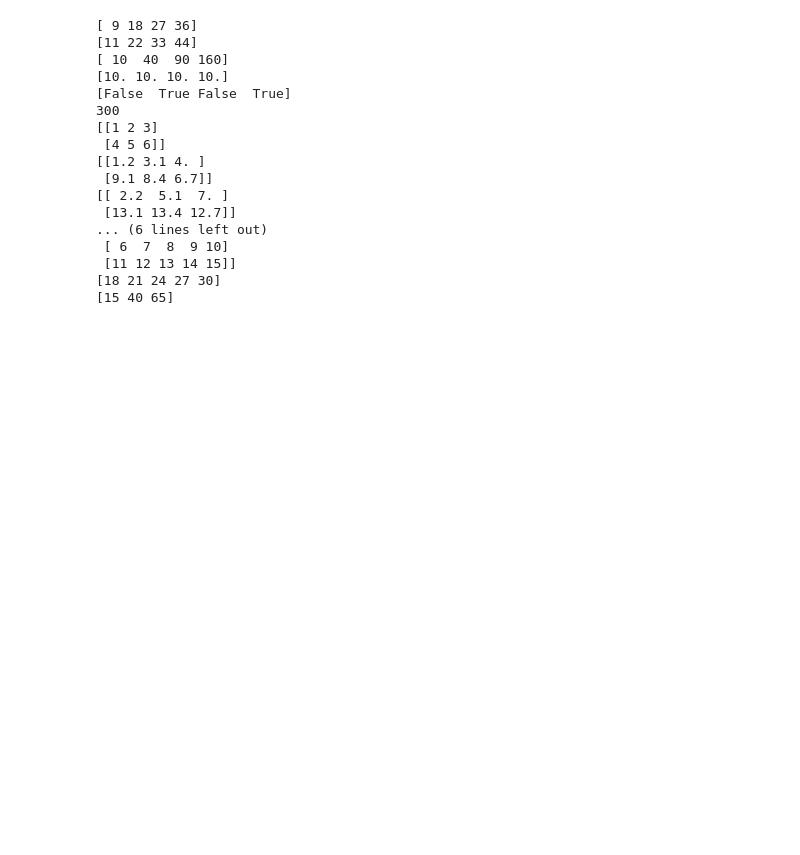
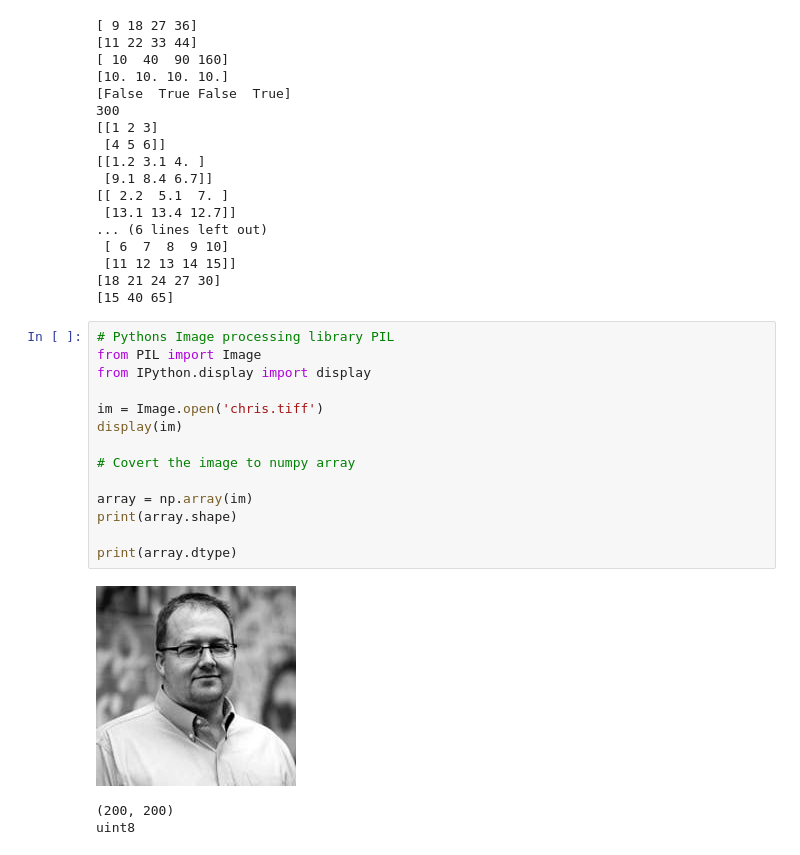
Before and after one commit to ruslanmasinjila/Applied_Data_Science_With_Python, a Jupyter notebook: 1. Introduction to Data Science in Python/week1/week1.ipynb, the cells around one changed output. Drawn from its saved outputs; the diff is of its cells as text; blank space fills up the shorter version.

Commit message:
starting Numpy with Datasets

```diff
--- a/1. Introduction to Data Science in Python/week1/week1.ipynb
+++ b/1. Introduction to Data Science in Python/week1/week1.ipynb
@@ -275,3 +275,21 @@ print(c.sum(axis=1))
  [11 12 13 14 15]]
 [18 21 24 27 30]
 [15 40 65]
+# %%
+# Pythons Image processing library PIL
+from PIL import Image
+from IPython.display import display
+
+im = Image.open('chris.tiff')
+display(im)
+
+# Covert the image to numpy array
+
+array = np.array(im)
+print(array.shape)
+
+print(array.dtype)
+# %% [output]
+[figure, added]
+(200, 200)
+uint8
```
Also changed, not shown: parts of 9 cells of this notebook, 1 other file.
